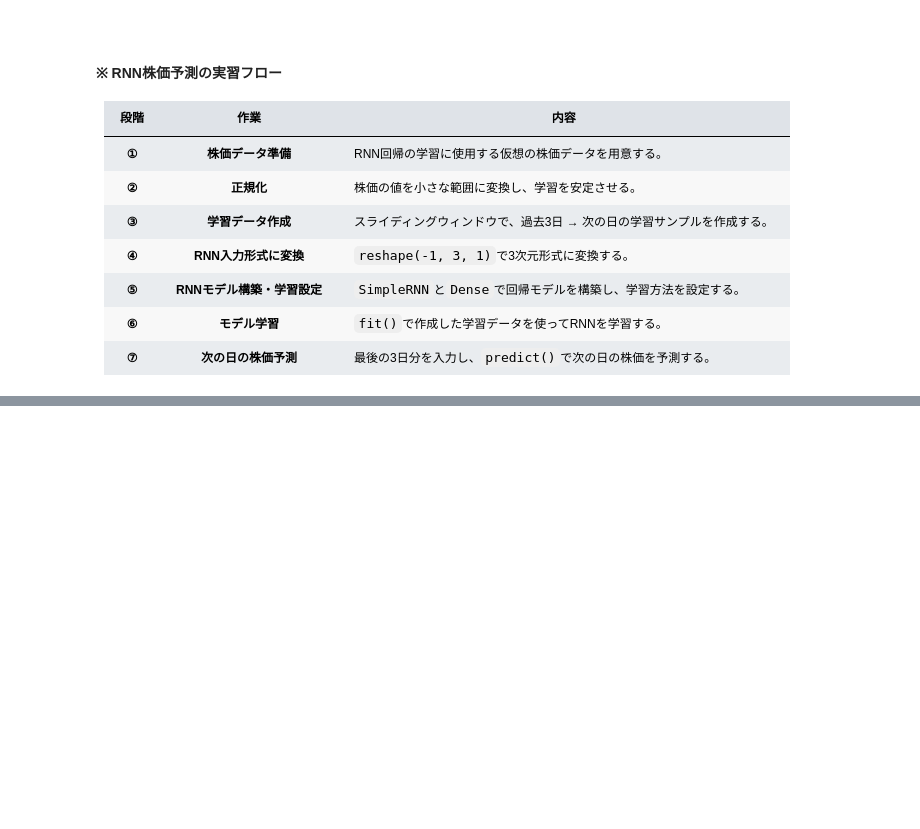
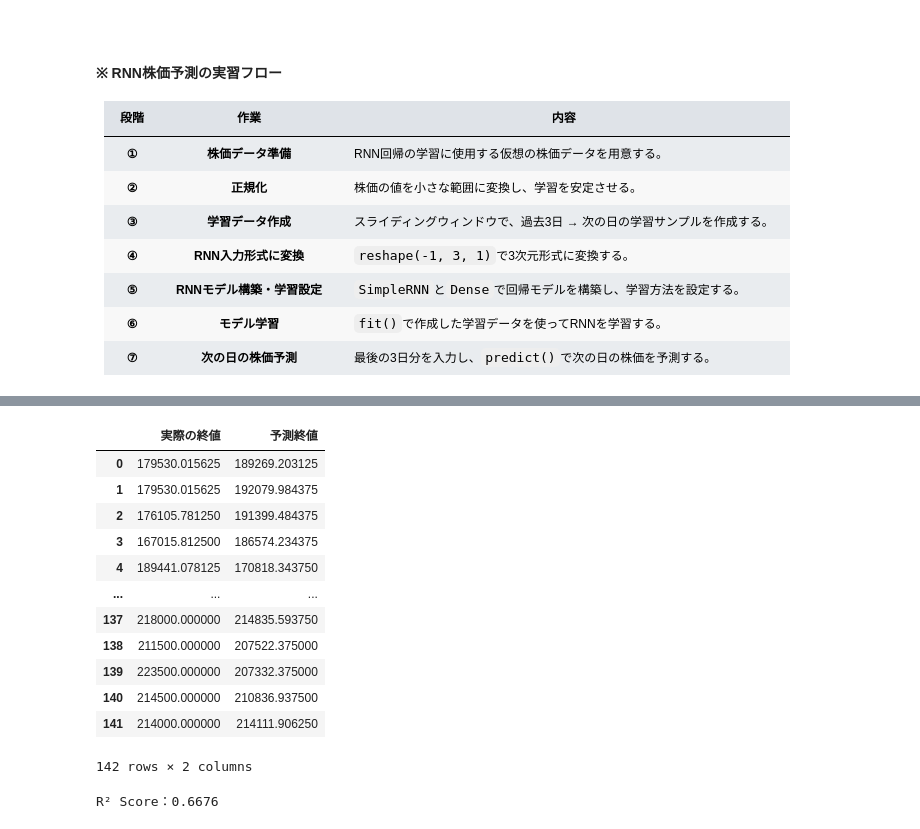
Before and after one commit to KaiLynn99/python_alone, a Jupyter notebook: 2026 10月/10.21 (82日目)/【機械学習】 18. RNNによる順序データの分類・回帰.ipynb, the cells around one changed output, grey strips where cells are left out. Saved outputs shown, nothing was run; the diff lists cells and outputs as text; code cells hidden in the pictures; blank space fills up the shorter version.

```diff
--- a/2026 10月/10.21 (82日目)/【機械学習】 18. RNNによる順序データの分類・回帰.ipynb
+++ b/2026 10月/10.21 (82日目)/【機械学習】 18. RNNによる順序データの分類・回帰.ipynb
@@ -335,0 +426,4 @@ margin-right:auto !important;
+# %%
+data = df["終値"].to_numpy().reshape(-1, 1)
+
+print("data.shape:", data.shape)
@@ -335,0 +548,11 @@ margin-right:auto !important;
+# %%
+model = Sequential([
+    Input(shape=(20, 1)),  # 20日 × 特徴量1個
+    SimpleRNN(50),         # RNN層：50ニューロン
+    Dense(1)               # 次の日の終値を1つ予測
+])
+
+model.compile(
+    optimizer="adam",  # 重みを更新するアルゴリズム
+    loss="mse"         # 回帰の損失関数
+)
@@ -335,0 +567,8 @@ margin-right:auto !important;
+# %%
+model.fit(
+    X_train,
+    y_train,
+    epochs=20,       # 全学習データを20回繰り返す
+    batch_size=32,   # 1回に32サンプルずつ学習
+    shuffle=False    # 時系列の順番を維持
+)
@@ -335,0 +600,21 @@ margin-right:auto !important;
+# %%
+pred = model.predict(X_test)
+
+# 正規化された予測値を元の株価単位に戻す
+pred = scaler.inverse_transform(pred)
+
+# y_testを2次元に変換して元の株価単位に戻す
+actual = scaler.inverse_transform(
+    y_test.reshape(-1, 1)
+)
+
+result = pd.DataFrame({
+    "実際の終値": actual.flatten(),
+    "予測終値": pred.flatten()
+})
+
+display(result)
+
+r2 = r2_score(actual, pred)
+print(f"R² Score：{r2:.4f}")
+# %% [output]
@@ -335,0 +622,14 @@ margin-right:auto !important;
+|  | 実際の終値 | 予測終値 |
+| 0 | 179530.015625 | 189269.203125 |
+| 1 | 179530.015625 | 192079.984375 |
+| 2 | 176105.781250 | 191399.484375 |
+| 3 | 167015.812500 | 186574.234375 |
+| 4 | 189441.078125 | 170818.343750 |
+| ... | ... | ... |
+| 137 | 218000.000000 | 214835.593750 |
+| 138 | 211500.000000 | 207522.375000 |
+| 139 | 223500.000000 | 207332.375000 |
+| 140 | 214500.000000 | 210836.937500 |
+| 141 | 214000.000000 | 214111.906250 |
+142 rows × 2 columns
+R² Score：0.6676
```
Also changed, not shown: parts of 29 cells of this notebook.
